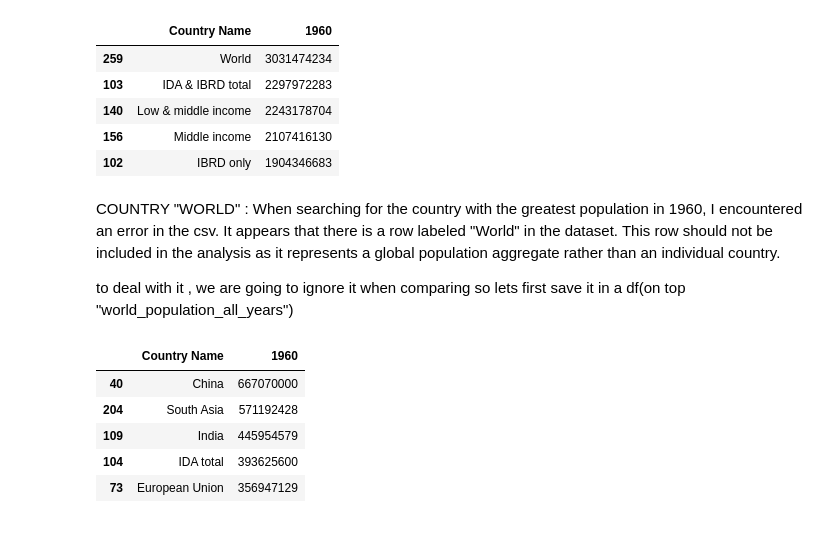
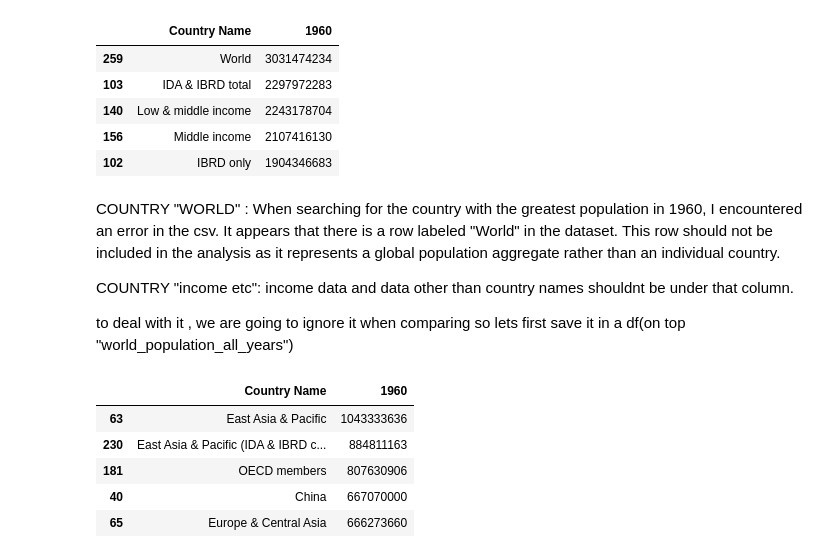
Before and after one commit to bilaalmunir/PRODIGY-DS-01, a Jupyter notebook: prodigy-ds-01.ipynb, the cells around one changed output. Drawn from its saved outputs; the diff is of its cells as text; code cells hidden in the pictures.

```diff
--- a/prodigy-ds-01.ipynb
+++ b/prodigy-ds-01.ipynb
@@ -82,16 +83,19 @@ largest_population.head()
 COUNTRY "WORLD" :
 When searching for the country with the greatest population in 1960, I encountered an error in the csv. It appears that there is a row labeled "World" in the dataset. This row should not be included in the analysis as it represents a global population aggregate rather than an individual country.
 
+COUNTRY "income etc":
+income data and data other than country names shouldnt be under that column.
+
 to deal with it ,  we are going to ignore it when comparing so lets first save it in a df(on top "world_population_all_years")
 # %%
 filtered_df = df[df['Country Name'] != 'World']
-filtered_df = filtered_df[~filtered_df['Country Name'].str.contains('income|only|&|dividend|members' , case=False)]
+filtered_df = filtered_df[~filtered_df['Country Name'].str.contains('income|only|dividend|total|situation' , case=False)]
 largest_population = filtered_df.nlargest(5,'1960')[['Country Name','1960']]
 largest_population.head()
 # %% [output]
 |  | Country Name | 1960 |
+| 63 | East Asia & Pacific | 1043333636 |
+| 230 | East Asia & Pacific (IDA & IBRD c... | 884811163 |
+| 181 | OECD members | 807630906 |
 | 40 | China | 667070000 |
-| 204 | South Asia | 571192428 |
-| 109 | India | 445954579 |
-| 104 | IDA total | 393625600 |
-| 73 | European Union | 356947129 |
+| 65 | Europe & Central Asia | 666273660 |
```
Also changed, not shown: parts of 7 cells of this notebook.
